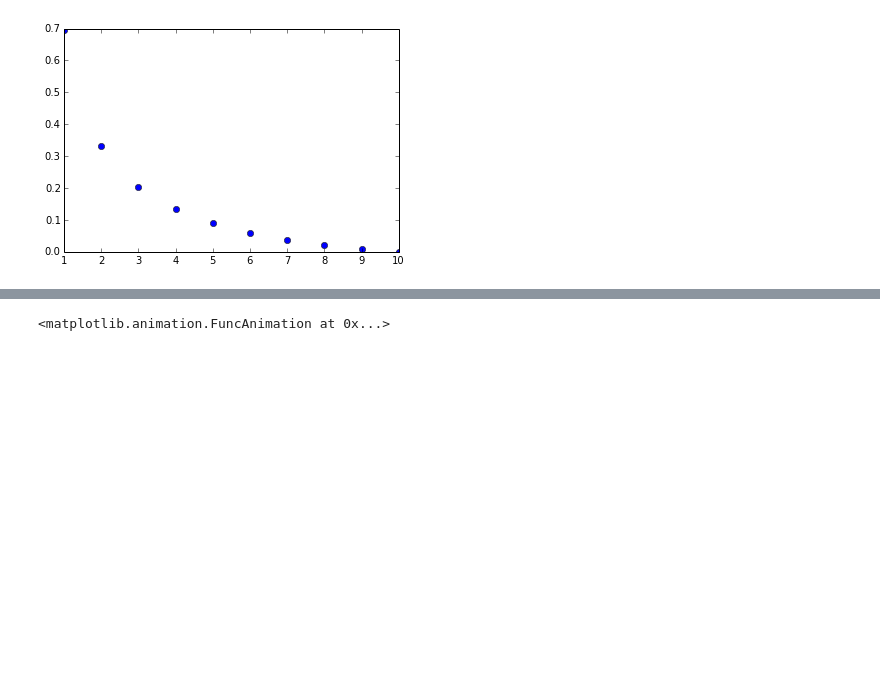
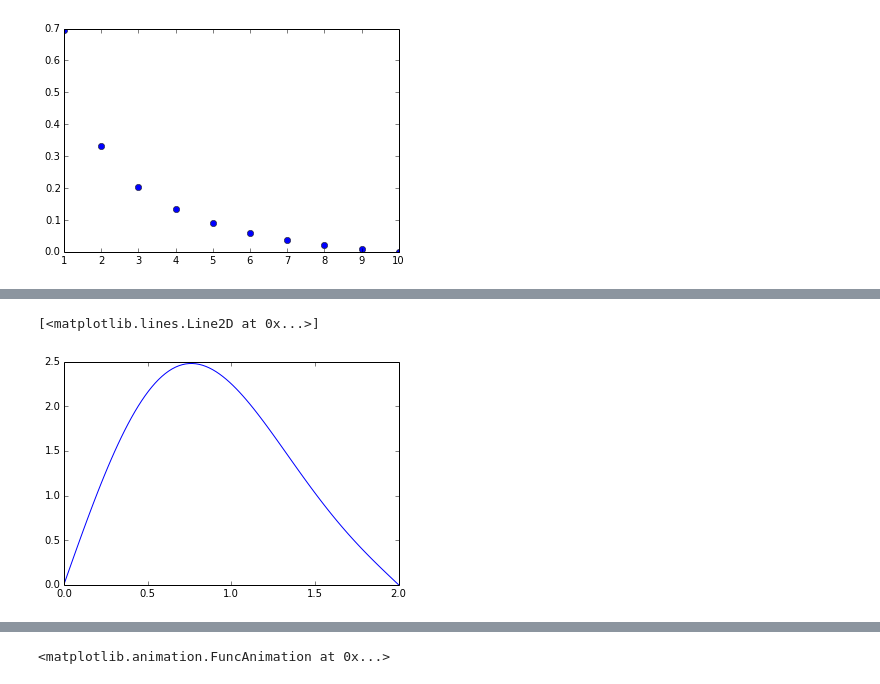
Before and after one commit to mglerner/MathematicalPhysics, a Jupyter notebook: Music/Violin.ipynb, the cells around one changed output, grey strips where cells are left out. Cells and saved outputs as stored; diff of their text form; code cells hidden in the pictures; blank space fills up the shorter version.

```diff
--- a/Music/Violin.ipynb
+++ b/Music/Violin.ipynb
@@ -38,0 +44,5 @@ def y(t,N,x=x):
+# %%
+plot(x,y(0,2))
+# %% [output]
+[<matplotlib.lines.Line2D at 0x...>]
+[figure, added]
```
Also changed, not shown: parts of 9 cells of this notebook.
